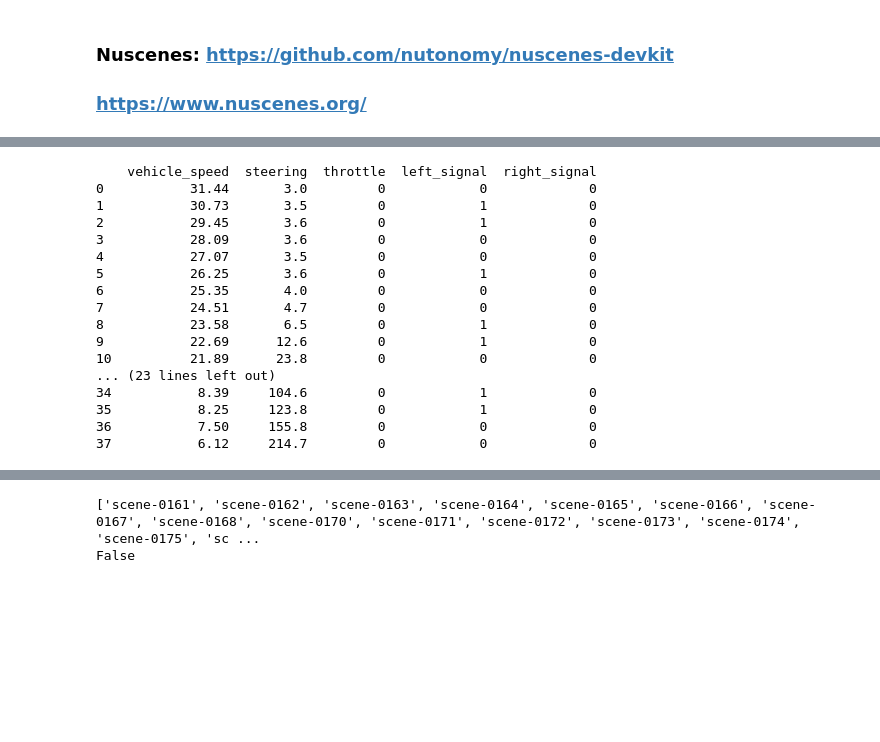
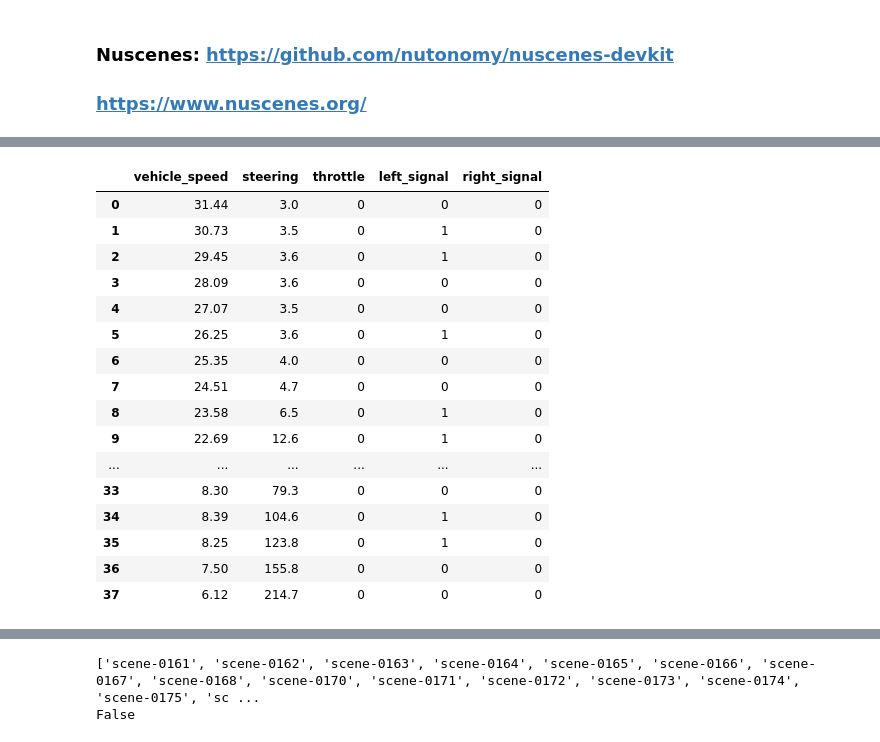
Before and after one commit to AlexandreFiche/machine_learning_for_autonomous_driving, a Jupyter notebook: nuscenes_decouverte.ipynb, the cells around one changed output, grey strips where cells are left out. Drawn from its saved outputs; the diff is of its cells as text; code cells hidden in the pictures; blank space fills up the shorter version.

```diff
--- a/nuscenes_decouverte.ipynb
+++ b/nuscenes_decouverte.ipynb
@@ -54,24 +105,22 @@ Done reverse indexing in 14.9 seconds.
 # %%
-scene_name = 'scene-0061'
-dic_scene = nusc_can.get_messages(scene_name,'vehicle_monitor')
 features = ["vehicle_speed","steering","throttle","left_signal","right_signal"]
 df_scene = pd.DataFrame.from_dict(dic_scene)[features]
-print(df_scene)
+df_scene
 # %% [output]
-    vehicle_speed  steering  throttle  left_signal  right_signal
-0           31.44       3.0         0            0             0
-1           30.73       3.5         0            1             0
-2           29.45       3.6         0            1             0
-3           28.09       3.6         0            0             0
-4           27.07       3.5         0            0             0
-5           26.25       3.6         0            1             0
-6           25.35       4.0         0            0             0
-7           24.51       4.7         0            0             0
-8           23.58       6.5         0            1             0
-9           22.69      12.6         0            1             0
-10          21.89      23.8         0            0             0
-... (23 lines left out)
-34           8.39     104.6         0            1             0
-35           8.25     123.8         0            1             0
-36           7.50     155.8         0            0             0
-37           6.12     214.7         0            0             0
+|  | vehicle_speed | steering | throttle | left_signal | right_signal |
+| 0 | 31.44 | 3.0 | 0 | 0 | 0 |
+| 1 | 30.73 | 3.5 | 0 | 1 | 0 |
+| 2 | 29.45 | 3.6 | 0 | 1 | 0 |
+| 3 | 28.09 | 3.6 | 0 | 0 | 0 |
+| 4 | 27.07 | 3.5 | 0 | 0 | 0 |
+| 5 | 26.25 | 3.6 | 0 | 1 | 0 |
+| 6 | 25.35 | 4.0 | 0 | 0 | 0 |
+| 7 | 24.51 | 4.7 | 0 | 0 | 0 |
+| 8 | 23.58 | 6.5 | 0 | 1 | 0 |
+| 9 | 22.69 | 12.6 | 0 | 1 | 0 |
+| ... | ... | ... | ... | ... | ... |
+| 33 | 8.30 | 79.3 | 0 | 0 | 0 |
+| 34 | 8.39 | 104.6 | 0 | 1 | 0 |
+| 35 | 8.25 | 123.8 | 0 | 1 | 0 |
+| 36 | 7.50 | 155.8 | 0 | 0 | 0 |
+| 37 | 6.12 | 214.7 | 0 | 0 | 0 |
```
Also changed, not shown: parts of 32 cells of this notebook, 10 other files.
